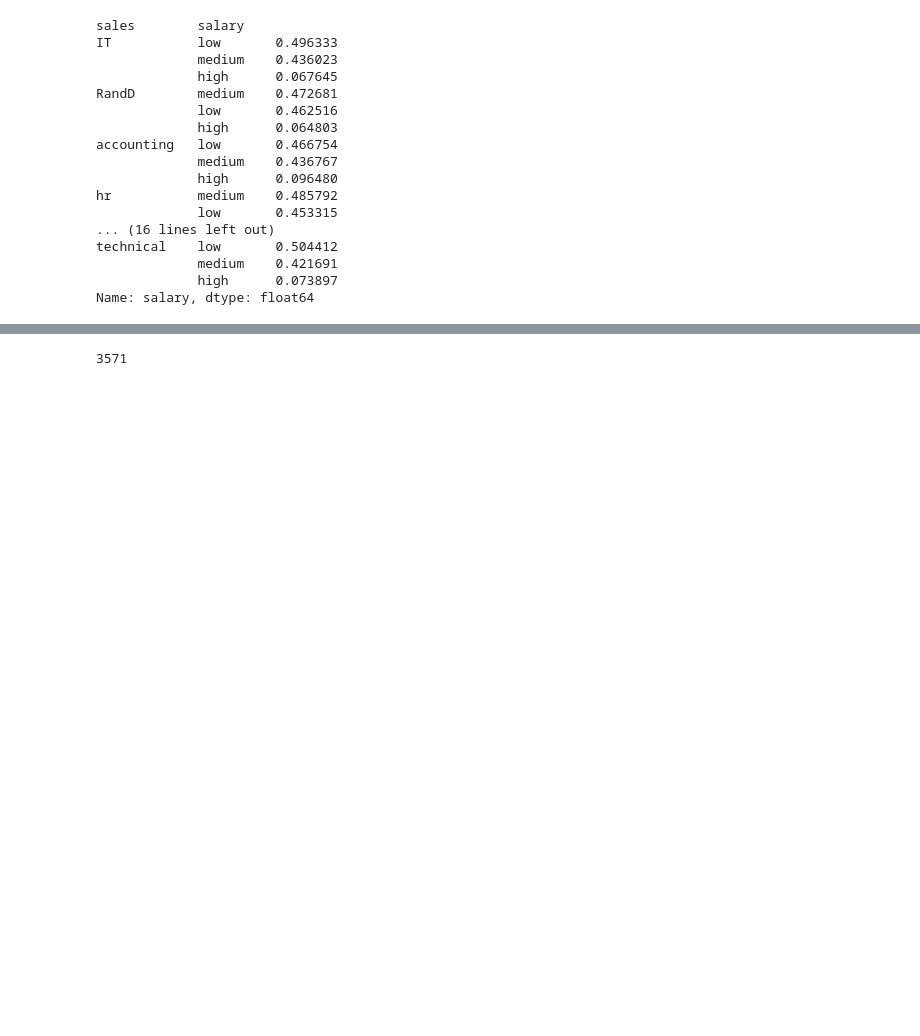
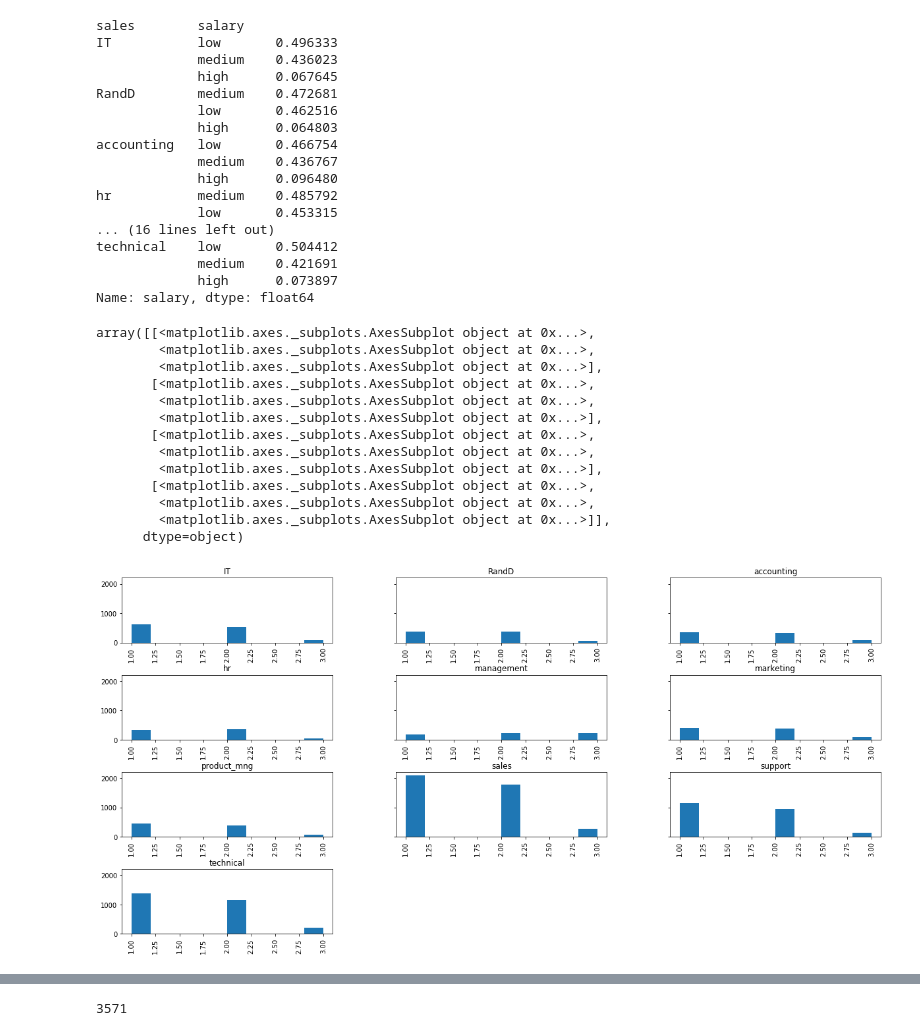
Before and after one commit to olgamonahova/python, a Jupyter notebook: Проверочная/Проверочная.ipynb, the cells around one changed output, grey strips where cells are left out. Saved outputs shown, nothing was run; the diff lists cells and outputs as text; code cells hidden in the pictures; blank space fills up the shorter version.

```diff
--- a/Проверочная/Проверочная.ipynb
+++ b/Проверочная/Проверочная.ipynb
@@ -238,3 +258,22 @@ technical    low       0.504412
              medium    0.421691
              high      0.073897
 Name: salary, dtype: float64
+# %%
+# UPDATE 2: не нравится через hist :(
+
+data.hist(by = 'sales', column= 'salary_code', sharey= True, figsize=(20,10))
+# %% [output]
+array([[<matplotlib.axes._subplots.AxesSubplot object at 0x...>,
+        <matplotlib.axes._subplots.AxesSubplot object at 0x...>,
+        <matplotlib.axes._subplots.AxesSubplot object at 0x...>],
+       [<matplotlib.axes._subplots.AxesSubplot object at 0x...>,
+        <matplotlib.axes._subplots.AxesSubplot object at 0x...>,
+        <matplotlib.axes._subplots.AxesSubplot object at 0x...>],
+       [<matplotlib.axes._subplots.AxesSubplot object at 0x...>,
+        <matplotlib.axes._subplots.AxesSubplot object at 0x...>,
+        <matplotlib.axes._subplots.AxesSubplot object at 0x...>],
+       [<matplotlib.axes._subplots.AxesSubplot object at 0x...>,
+        <matplotlib.axes._subplots.AxesSubplot object at 0x...>,
+        <matplotlib.axes._subplots.AxesSubplot object at 0x...>]],
+      dtype=object)
+[figure, added]
```
Also changed, not shown: parts of 6 cells of this notebook.
